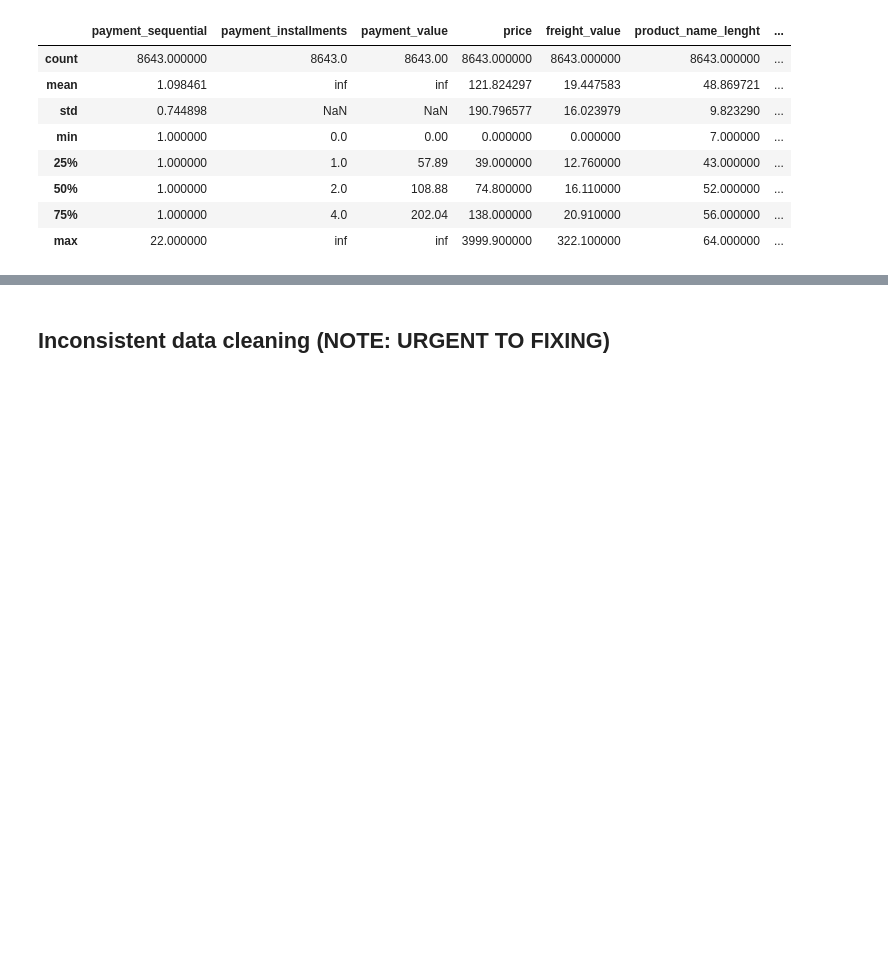
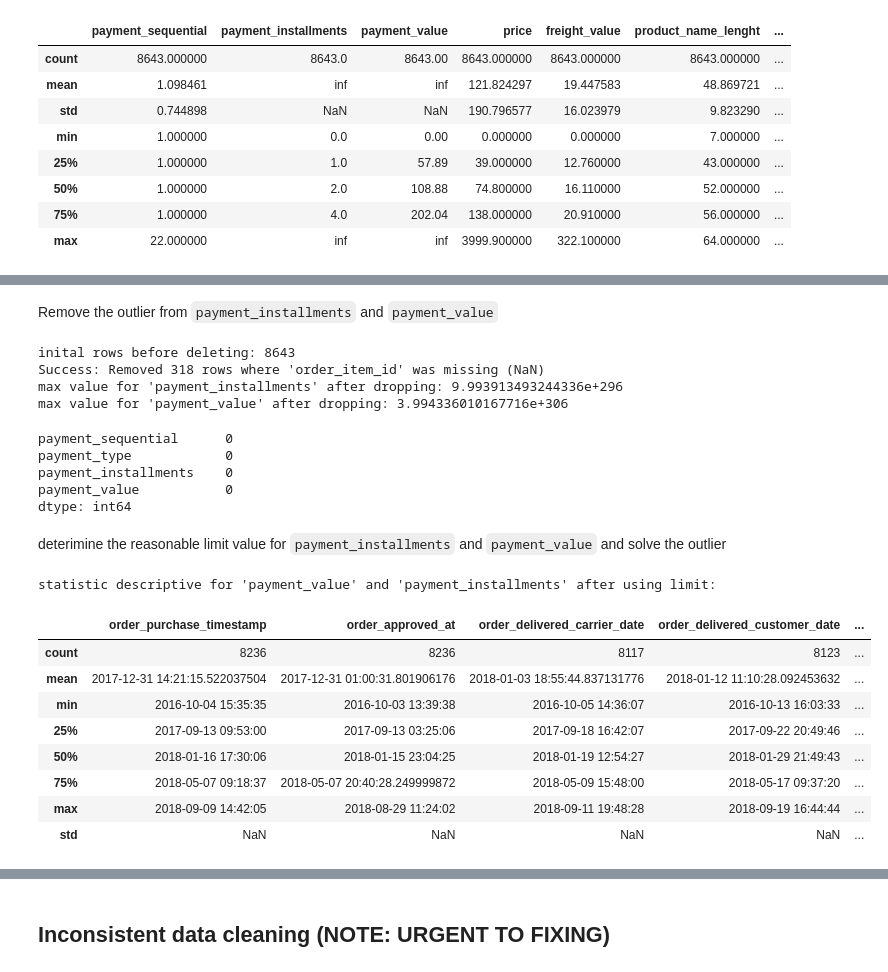
Before and after one commit to RizkiRdm/Olist-E-commerce-Performance-Analysis, a Jupyter notebook: notebooks/data_cleaning.ipynb, the cells around one changed output, grey strips where cells are left out. Drawn from its saved outputs; the diff is of its cells as text; code cells hidden in the pictures; blank space fills up the shorter version.

```diff
--- a/notebooks/data_cleaning.ipynb
+++ b/notebooks/data_cleaning.ipynb
@@ -1920,0 +1969,77 @@ display(ecom_data_df[existing_numerical_cols].describe())
+# %% [markdown]
+Remove the outlier from `payment_installments` and `payment_value`
+# %%
+initial_rows_inf_payments = len(ecom_data_df)
+print(f"inital rows before deleting: {initial_rows_inf_payments}")
+
+# make masking
+inf_payment_mask = (ecom_data_df["payment_installments"] == np.inf) & (
+    ecom_data_df["payment_value"] == np.inf
+)
+
+# replace 'inf' value to 'NaN' value and drop data after replacement
+ecom_data_df.replace([np.inf, -np.inf], np.nan, inplace=True)
+ecom_data_df.dropna(subset=["payment_installments", "payment_value"], inplace=True)
+
+rows_after_dropping_inf_payments = len(ecom_data_df)
+
+if rows_after_dropping_inf_payments <= initial_rows_inf_payments:
+    removed_count = initial_rows_inf_payments - rows_after_dropping_inf_payments
+    print(
+        f"Success: Removed {removed_count} rows where 'order_item_id' was missing (NaN)"
+    )
+    print(
+        f"max value for 'payment_installments' after dropping: {ecom_data_df['payment_installments'].max()}"
+    )
+    print(
+        f"max value for 'payment_value' after dropping: {ecom_data_df['payment_value'].max()}"
+    )
+else:
+    print("data has been removed or there is error in the code")
+# %% [output]
+inital rows before deleting: 8643
+Success: Removed 318 rows where 'order_item_id' was missing (NaN)
+max value for 'payment_installments' after dropping: 9.993913493244336e+296
+max value for 'payment_value' after dropping: 3.994336010167716e+306
+# %%
+payment_columns = [
+    "payment_sequential",
+    "payment_type",
+    "payment_installments",
+    "payment_value",
+]
+
+print(ecom_data_df[payment_columns].isnull().sum())
+# %% [output]
+payment_sequential      0
+payment_type            0
+payment_installments    0
+payment_value           0
+dtype: int64
+# %% [markdown]
+deterimine the reasonable limit value for `payment_installments` and `payment_value` and solve the outlier
+# %%
+very_high_threshold_installments = 1000
+very_high_threshold_value = 10000
+
+filtered_installments = ecom_data_df[
+    ecom_data_df["payment_installments"] < very_high_threshold_installments
+]
+filtered_value = filtered_installments[
+    filtered_installments["payment_value"] < very_high_threshold_value
+]
+print(
+    f"statistic descriptive for 'payment_value' and 'payment_installments' after using limit:"
+)
+display(filtered_value.describe())
+# %% [output]
+statistic descriptive for 'payment_value' and 'payment_installments' after using limit:
+|  | order_purchase_timestamp | order_approved_at | order_delivered_carrier_date | order_delivered_customer_date | ... |
+| count | 8236 | 8236 | 8117 | 8123 | ... |
+| mean | 2017-12-31 14:21:15.522037504 | 2017-12-31 01:00:31.801906176 | 2018-01-03 18:55:44.837131776 | 2018-01-12 11:10:28.092453632 | ... |
+| min | 2016-10-04 15:35:35 | 2016-10-03 13:39:38 | 2016-10-05 14:36:07 | 2016-10-13 16:03:33 | ... |
+| 25% | 2017-09-13 09:53:00 | 2017-09-13 03:25:06 | 2017-09-18 16:42:07 | 2017-09-22 20:49:46 | ... |
+| 50% | 2018-01-16 17:30:06 | 2018-01-15 23:04:25 | 2018-01-19 12:54:27 | 2018-01-29 21:49:43 | ... |
+| 75% | 2018-05-07 09:18:37 | 2018-05-07 20:40:28.249999872 | 2018-05-09 15:48:00 | 2018-05-17 09:37:20 | ... |
+| max | 2018-09-09 14:42:05 | 2018-08-29 11:24:02 | 2018-09-11 19:48:28 | 2018-09-19 16:44:44 | ... |
+| std | NaN | NaN | NaN | NaN | ... |
```
Also changed, not shown: parts of 9 cells of this notebook.
